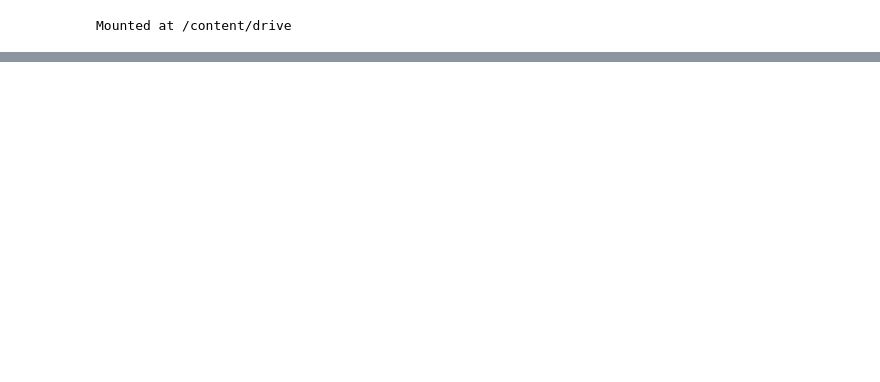
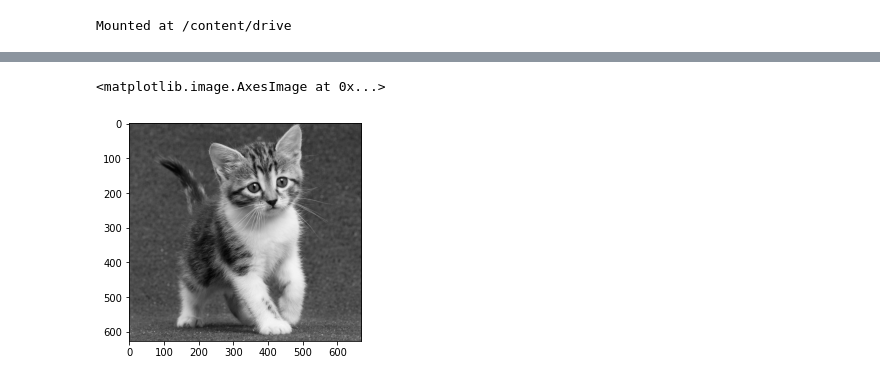
Before and after one commit to 11DiajengNidzom/PCVK_Genap_2023, a Jupyter notebook: Week2.ipynb, the cells around one changed output, grey strips where cells are left out. Saved outputs shown, nothing was run; the diff lists cells and outputs as text; code cells hidden in the pictures; blank space fills up the shorter version.

```diff
--- a/Week2.ipynb
+++ b/Week2.ipynb
@@ -21,0 +36,5 @@ TypeError: ignored
+# %%
+plt.imshow(img_gray,cmap='gray')
+# %% [output]
+<matplotlib.image.AxesImage at 0x...>
+[figure, added]
```
Also changed, not shown: parts of 17 cells of this notebook.
